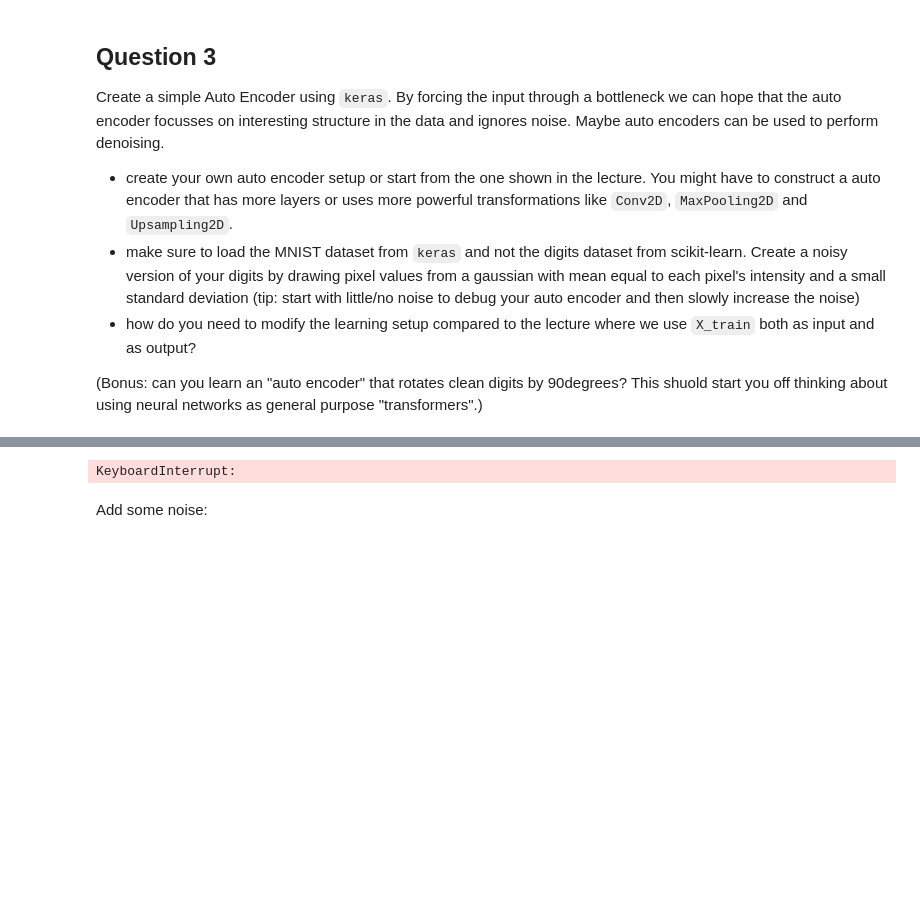
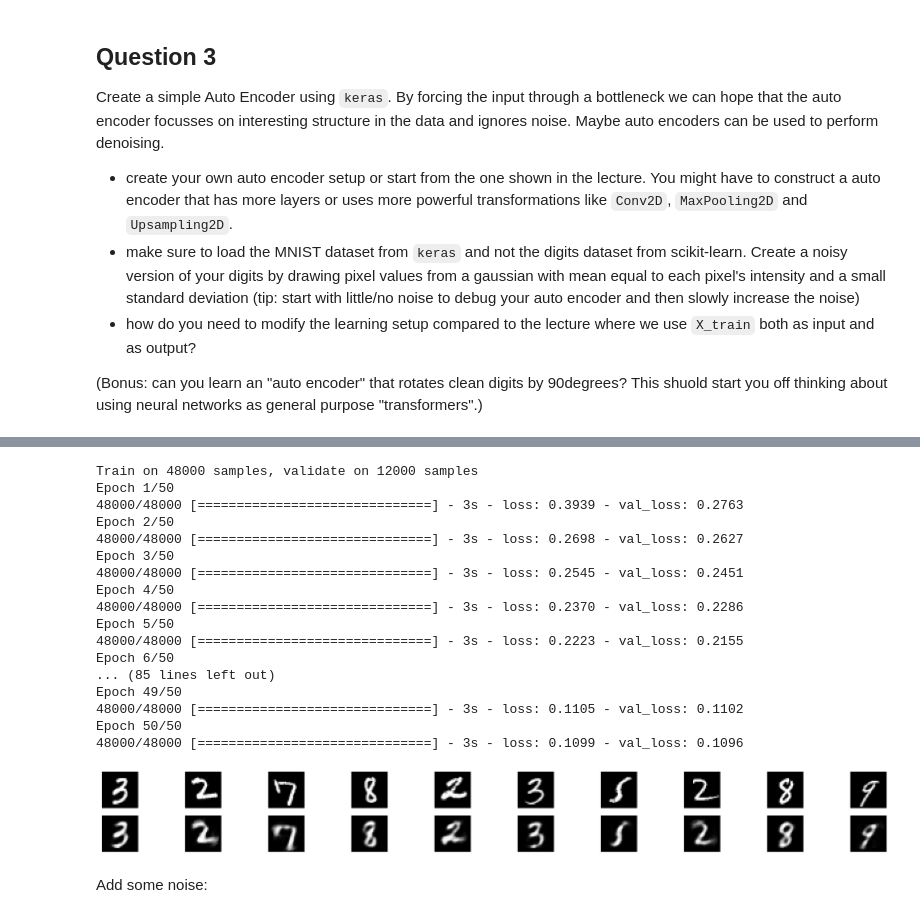
Before and after one commit to cemalper2/advanced_computing, a Jupyter notebook: 05-embedding/exercise.ipynb, the cells around one changed output, grey strips where cells are left out. Drawn from its saved outputs; the diff is of its cells as text; code cells hidden in the pictures; blank space fills up the shorter version.

```diff
--- a/05-embedding/exercise.ipynb
+++ b/05-embedding/exercise.ipynb
@@ -214,35 +212,52 @@ autoencoder = Model(input_img, decoded)
 autoencoder.compile(optimizer='adadelta', loss='binary_crossentropy')
 autoencoder.fit(X_train, X_train,#hence 'auto' encoder
                 epochs=50,
                 batch_size=256,
                 shuffle=True,
-                verbose=False,
+                verbose=True,
                 validation_data=(X_test, X_test))
 # shortcut to perform just the encoding
 encoder = Model(input_img, encoded)
 
 # shortcut to perform just the decoding step
 encoded_input = Input(shape=(encoding_dim,))
 decoder_layer = autoencoder.layers[-1]
 decoder = Model(encoded_input, decoder_layer(encoded_input))
 
 
 X_encoded = encoder.predict(X_test)
 X_decoded = decoder.predict(X_encoded)
 n_images = 10
 fig, axs = plt.subplots(2, 10, figsize=(n_images * 8, 8))
 for i in range(n_images):
     # original
     ax = axs[0, i]
     ax.imshow(X_test[i].reshape(28, 28), cmap='gray')
     ax.axis('off')
 
     # reconstruction
     ax = axs[1, i]
     ax.imshow(X_decoded[i].reshape(28, 28), cmap='gray')
     ax.axis('off')
 # %% [output]
-KeyboardInterrupt:
+Train on 48000 samples, validate on 12000 samples
+Epoch 1/50
+48000/48000 [==============================] - 3s - loss: 0.3939 - val_loss: 0.2763
+Epoch 2/50
+48000/48000 [==============================] - 3s - loss: 0.2698 - val_loss: 0.2627
+Epoch 3/50
+48000/48000 [==============================] - 3s - loss: 0.2545 - val_loss: 0.2451
+Epoch 4/50
+48000/48000 [==============================] - 3s - loss: 0.2370 - val_loss: 0.2286
+Epoch 5/50
+48000/48000 [==============================] - 3s - loss: 0.2223 - val_loss: 0.2155
+Epoch 6/50
+... (85 lines left out)
+Epoch 49/50
+48000/48000 [==============================] - 3s - loss: 0.1105 - val_loss: 0.1102
+Epoch 50/50
+48000/48000 [==============================] - 3s - loss: 0.1099 - val_loss: 0.1096
+[figure, added]
 # %%
 def gauss_noise(x):
     '''gaussian noise adder for each pixel'''
```
Also changed, not shown: parts of 1 cell of this notebook.
